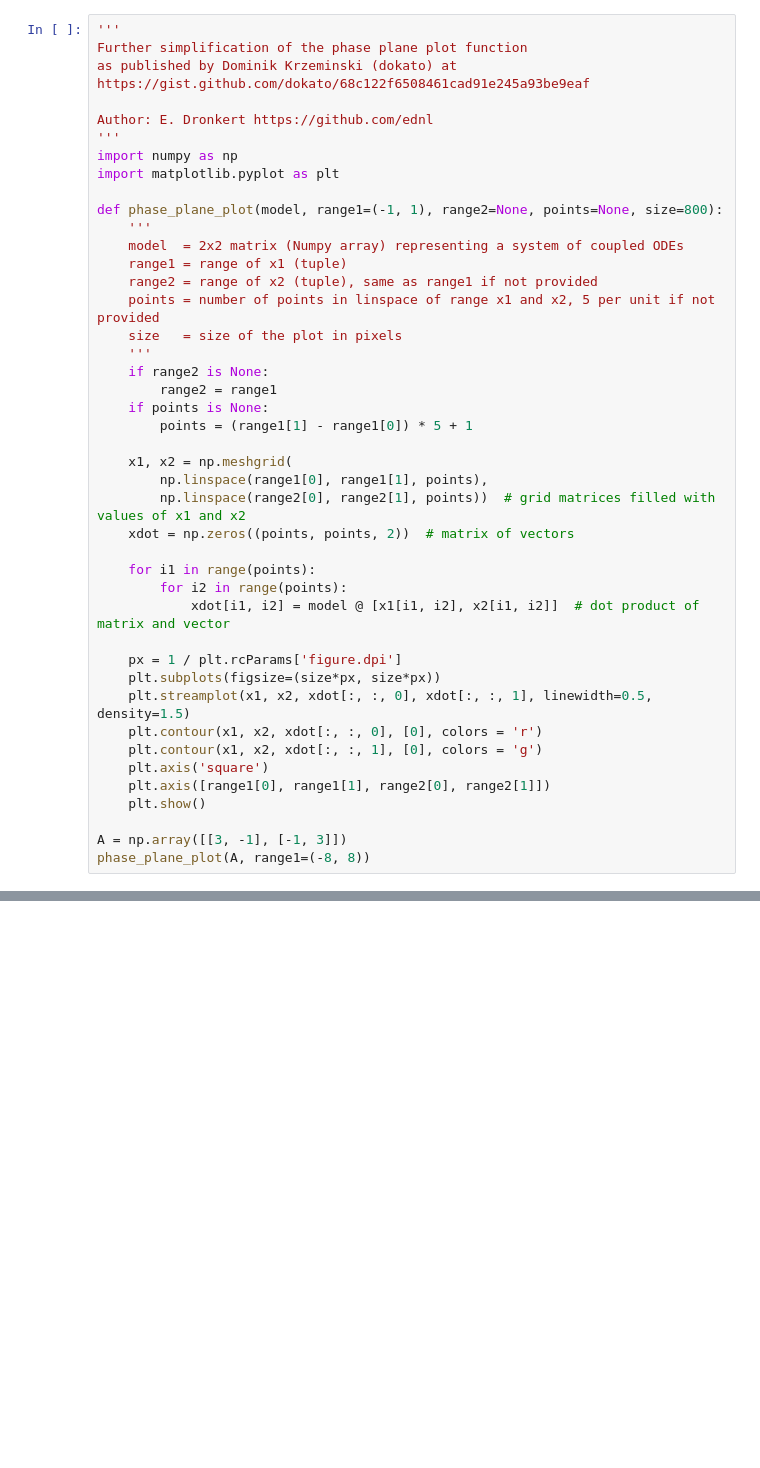
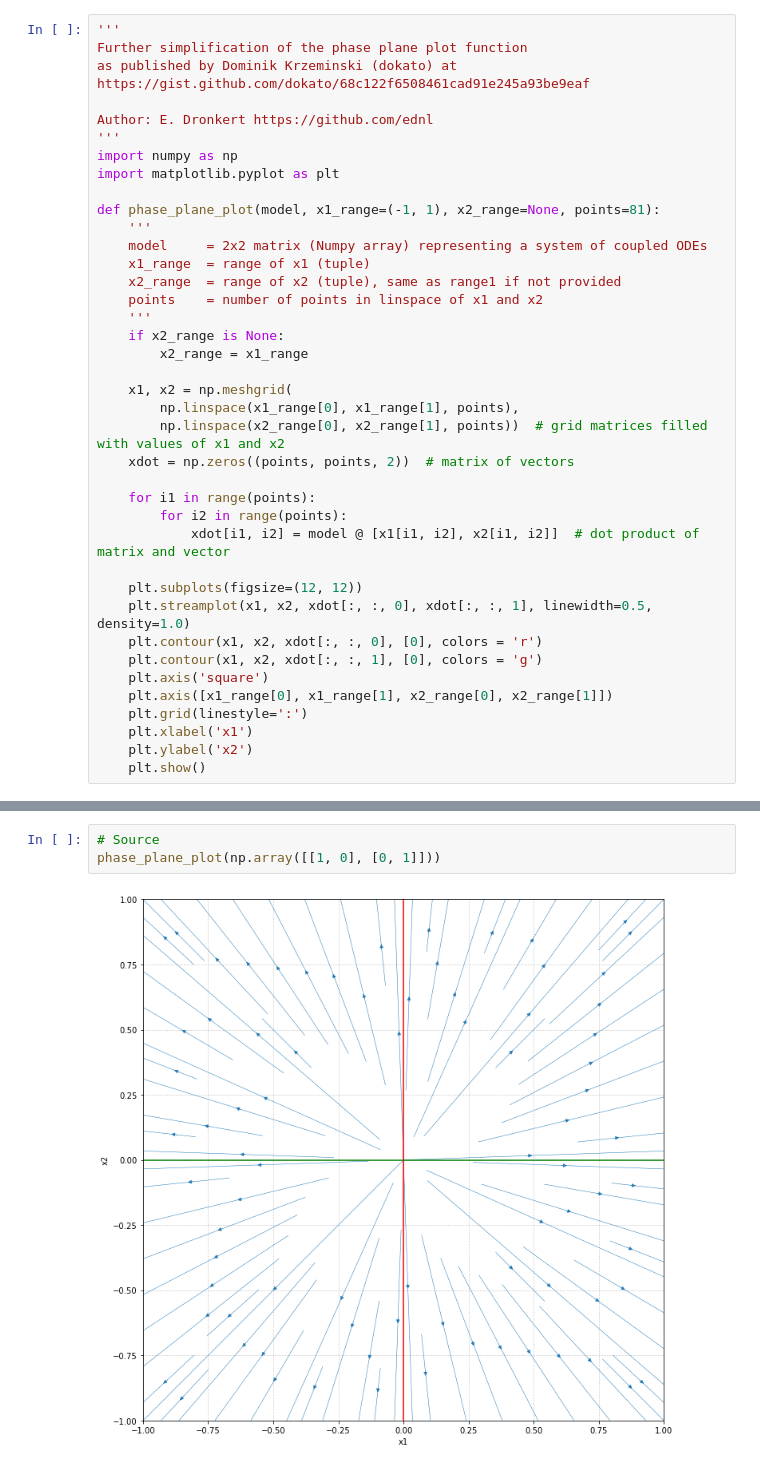
Before and after one commit to ednl/python, a Jupyter notebook: ode-phase.ipynb, the cells around one changed output, grey strips where cells are left out. Cells and saved outputs as stored; diff of their text form; blank space fills up the shorter version.

Commit message:
Fixed number of points, more examples

```diff
--- a/ode-phase.ipynb
+++ b/ode-phase.ipynb
@@ -9,36 +9,32 @@ Author: E. Dronkert https://github.com/ednl
 import numpy as np
 import matplotlib.pyplot as plt
 
-def phase_plane_plot(model, range1=(-1, 1), range2=None, points=None, size=800):
+def phase_plane_plot(model, x1_range=(-1, 1), x2_range=None, points=81):
     '''
-    model  = 2x2 matrix (Numpy array) representing a system of coupled ODEs
-    range1 = range of x1 (tuple)
-    range2 = range of x2 (tuple), same as range1 if not provided
-    points = number of points in linspace of range x1 and x2, 5 per unit if not provided
-    size   = size of the plot in pixels
+    model     = 2x2 matrix (Numpy array) representing a system of coupled ODEs
+    x1_range  = range of x1 (tuple)
+    x2_range  = range of x2 (tuple), same as range1 if not provided
+    points    = number of points in linspace of x1 and x2
     '''
-    if range2 is None:
-        range2 = range1
-    if points is None:
-        points = (range1[1] - range1[0]) * 5 + 1
+    if x2_range is None:
+        x2_range = x1_range
 
     x1, x2 = np.meshgrid(
-        np.linspace(range1[0], range1[1], points),
-        np.linspace(range2[0], range2[1], points))  # grid matrices filled with values of x1 and x2
+        np.linspace(x1_range[0], x1_range[1], points),
+        np.linspace(x2_range[0], x2_range[1], points))  # grid matrices filled with values of x1 and x2
     xdot = np.zeros((points, points, 2))  # matrix of vectors
 
     for i1 in range(points):
         for i2 in range(points):
             xdot[i1, i2] = model @ [x1[i1, i2], x2[i1, i2]]  # dot product of matrix and vector
 
-    px = 1 / plt.rcParams['figure.dpi']
-    plt.subplots(figsize=(size*px, size*px))
-    plt.streamplot(x1, x2, xdot[:, :, 0], xdot[:, :, 1], linewidth=0.5, density=1.5)
+    plt.subplots(figsize=(12, 12))
+    plt.streamplot(x1, x2, xdot[:, :, 0], xdot[:, :, 1], linewidth=0.5, density=1.0)
     plt.contour(x1, x2, xdot[:, :, 0], [0], colors = 'r')
     plt.contour(x1, x2, xdot[:, :, 1], [0], colors = 'g')
     plt.axis('square')
-    plt.axis([range1[0], range1[1], range2[0], range2[1]])
+    plt.axis([x1_range[0], x1_range[1], x2_range[0], x2_range[1]])
+    plt.grid(linestyle=':')
+    plt.xlabel('x1')
+    plt.ylabel('x2')
     plt.show()
-
-A = np.array([[3, -1], [-1, 3]])
-phase_plane_plot(A, range1=(-8, 8))
@@ -46,0 +41,5 @@ phase_plane_plot(A, range1=(-8, 8))
+# %%
+# Source
+phase_plane_plot(np.array([[1, 0], [0, 1]]))
+# %% [output]
+[figure, added]
```
Also changed, not shown: parts of 6 cells of this notebook.
